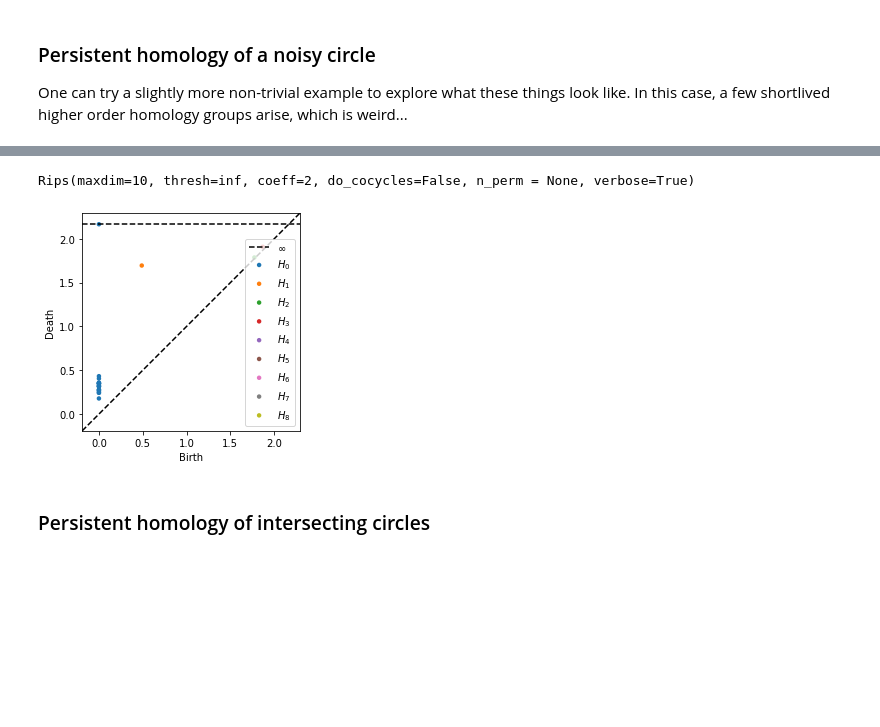
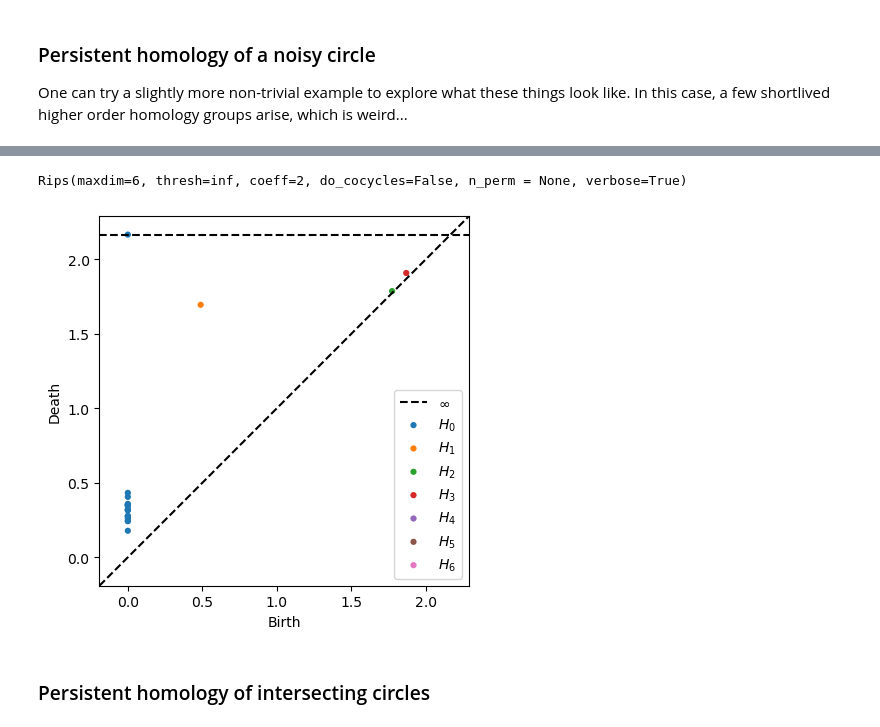
Before and after one commit to nagi49000/persistent-homology-play, a Jupyter notebook: python/notebooks/two_d_data_points.ipynb, the cells around one changed output, grey strips where cells are left out. Cells and saved outputs as stored; diff of their text form; code cells hidden in the pictures; blank space fills up the shorter version.

Commit message:
rerun to clean plots

```diff
--- a/python/notebooks/two_d_data_points.ipynb
+++ b/python/notebooks/two_d_data_points.ipynb
@@ -30,10 +30,10 @@ sns.scatterplot(
 # %%
-rips = ripser.Rips(maxdim=10)
+rips = ripser.Rips(maxdim=6)
 diagrams = rips.fit_transform(np.array(noisy_circle_points))
 rips.plot(diagrams)
 # %% [output]
-Rips(maxdim=10, thresh=inf, coeff=2, do_cocycles=False, n_perm = None, verbose=True)
+Rips(maxdim=6, thresh=inf, coeff=2, do_cocycles=False, n_perm = None, verbose=True)
-[figure, old version]
+[figure, new version]
 # %% [markdown]
 ### Persistent homology of intersecting circles
 # %%
```
Also changed, not shown: parts of 3 cells of this notebook.
